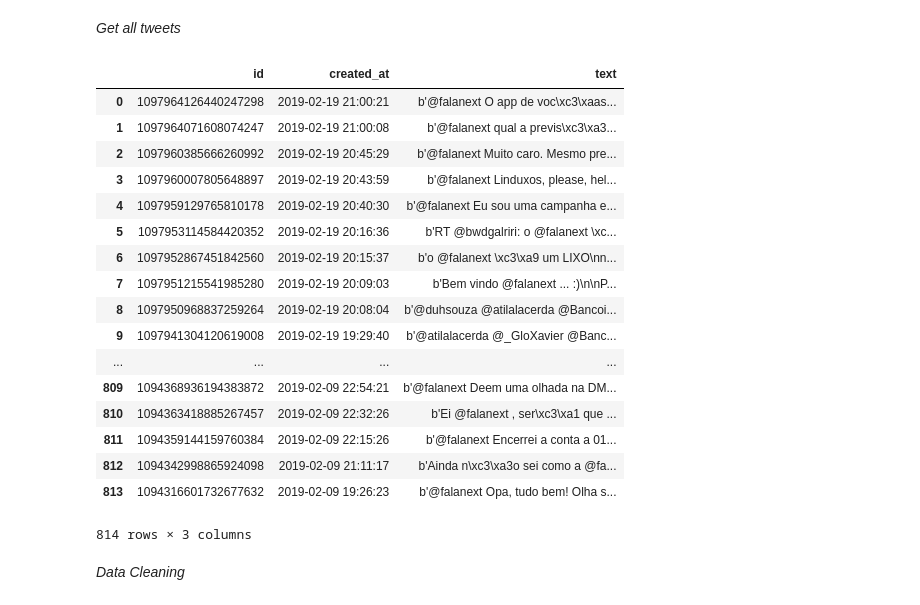
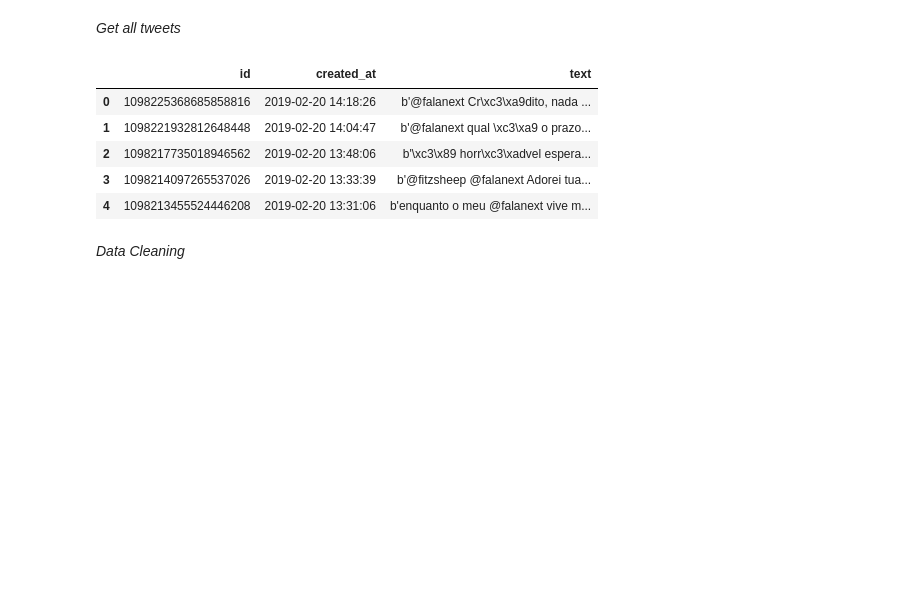
Before and after one commit to gabrielacaayres/tcc, a Jupyter notebook: code/read_tweets.ipynb, the cells around one changed output. Drawn from its saved outputs; the diff is of its cells as text; code cells hidden in the pictures; blank space fills up the shorter version.

```diff
--- a/code/read_tweets.ipynb
+++ b/code/read_tweets.ipynb
@@ -39,26 +39,14 @@ def get_all_tweets(screen_name):
 # %%
 public_tweets = get_all_tweets('@falanext')
 df = pd.DataFrame(public_tweets, columns=['id','created_at','text'])
-df
+df.head()
 # %% [output]
 |  | id | created_at | text |
-| 0 | 1097964126440247298 | 2019-02-19 21:00:21 | b'@falanext O app de voc\xc3\xaas... |
-| 1 | 1097964071608074247 | 2019-02-19 21:00:08 | b'@falanext qual a previs\xc3\xa3... |
-| 2 | 1097960385666260992 | 2019-02-19 20:45:29 | b'@falanext Muito caro. Mesmo pre... |
-| 3 | 1097960007805648897 | 2019-02-19 20:43:59 | b'@falanext Linduxos, please, hel... |
-| 4 | 1097959129765810178 | 2019-02-19 20:40:30 | b'@falanext Eu sou uma campanha e... |
-| 5 | 1097953114584420352 | 2019-02-19 20:16:36 | b'RT @bwdgalriri: o @falanext \xc... |
-| 6 | 1097952867451842560 | 2019-02-19 20:15:37 | b'o @falanext \xc3\xa9 um LIXO\nn... |
-| 7 | 1097951215541985280 | 2019-02-19 20:09:03 | b'Bem vindo @falanext ... :)\n\nP... |
-| 8 | 1097950968837259264 | 2019-02-19 20:08:04 | b'@duhsouza @atilalacerda @Bancoi... |
-| 9 | 1097941304120619008 | 2019-02-19 19:29:40 | b'@atilalacerda @_GloXavier @Banc... |
-| ... | ... | ... | ... |
-| 809 | 1094368936194383872 | 2019-02-09 22:54:21 | b'@falanext Deem uma olhada na DM... |
-| 810 | 1094363418885267457 | 2019-02-09 22:32:26 | b'Ei @falanext , ser\xc3\xa1 que ... |
-| 811 | 1094359144159760384 | 2019-02-09 22:15:26 | b'@falanext Encerrei a conta a 01... |
-| 812 | 1094342998865924098 | 2019-02-09 21:11:17 | b'Ainda n\xc3\xa3o sei como a @fa... |
-| 813 | 1094316601732677632 | 2019-02-09 19:26:23 | b'@falanext Opa, tudo bem! Olha s... |
+| 0 | 1098225368685858816 | 2019-02-20 14:18:26 | b'@falanext Cr\xc3\xa9dito, nada ... |
+| 1 | 1098221932812648448 | 2019-02-20 14:04:47 | b'@falanext qual \xc3\xa9 o prazo... |
+| 2 | 1098217735018946562 | 2019-02-20 13:48:06 | b'\xc3\x89 horr\xc3\xadvel espera... |
+| 3 | 1098214097265537026 | 2019-02-20 13:33:39 | b'@fitzsheep @falanext Adorei tua... |
+| 4 | 1098213455524446208 | 2019-02-20 13:31:06 | b'enquanto o meu @falanext vive m... |
-814 rows × 3 columns
 # %% [markdown]
 *Data Cleaning*
 # %%
```
Also changed, not shown: parts of 1 cell of this notebook, 15 other files.
